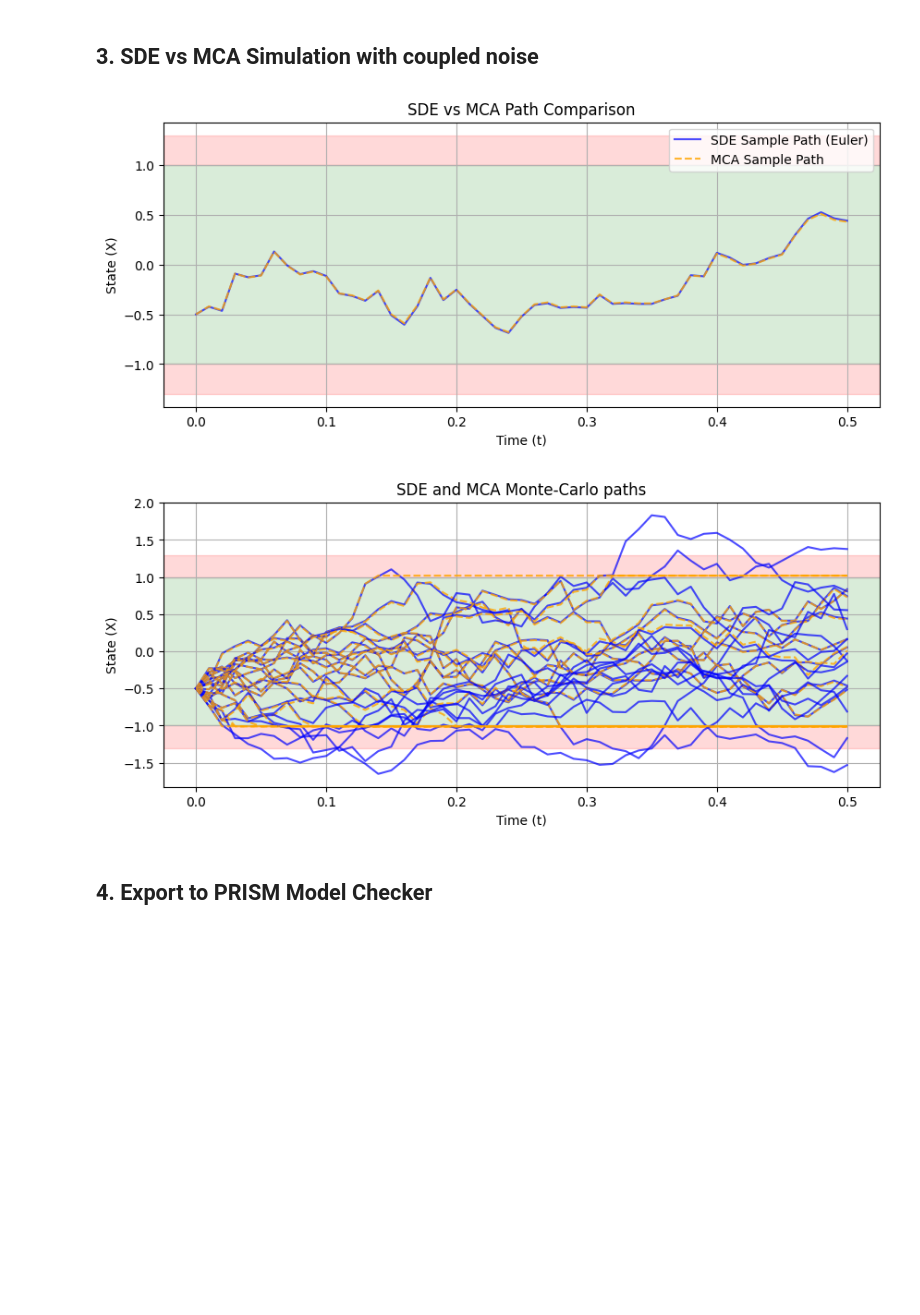
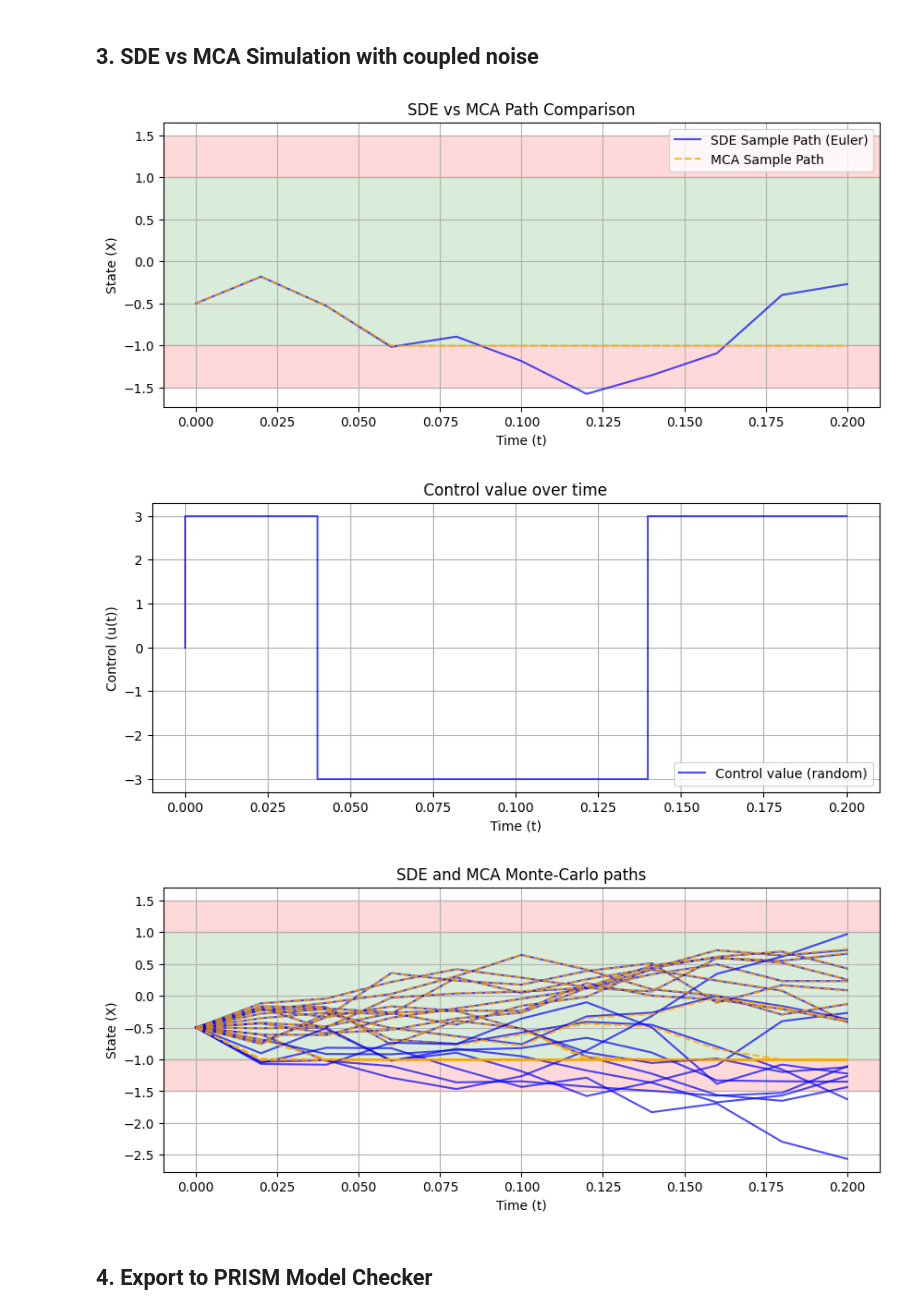
Before and after one commit to JonathanVacher/mca-approx, a Jupyter notebook: stochastic_verification/main.ipynb, the cells around one changed output. Saved outputs shown, nothing was run; the diff lists cells and outputs as text; code cells hidden in the pictures; blank space fills up the shorter version.

```diff
--- a/stochastic_verification/main.ipynb
+++ b/stochastic_verification/main.ipynb
@@ -58,3 +16,40 @@ config = SDEConfig(
+# %%
+
+
+# with control
+# tau = 0.5
+sigma =2.0
+config = SDEConfig(
+    mu = lambda x,u:u,
+    sigma = lambda x:sigma,
+    dt=0.02,
+    t_max=0.2,
+    h=0.005,
+    x_safe_min=-1.0,
+    x_safe_max=1.0,
+    epsilon=0.5,
+    x_min=-2.5,
+    x_max=2.5,
+    x_init=-0.5,
+    U=[-3.0,3.0]
+)
+
+# without control
+# tau = 0.5
+# sigma =1.5
+# config = SDEConfig(
+#     mu = lambda x:-x/tau,
+#     sigma = lambda x:sigma,
+#     dt=0.01,
+#     t_max=0.5,
+#     h=0.001,
+#     x_safe_min=-1.0,
+#     x_safe_max=1.0,
+#     epsilon=0.3,
+#     x_min=-1.5,
+#     x_max=1.5,
+#     x_init=-0.5
+# )
 # %% [markdown]
 ## 2. Polynomial Gluing and Error Computation
 # %%
@@ -95,14 +89,15 @@ Total Error : 8.73897658558005
 # %%
 simulator = StochasticSimulator(config)
 sim_results = simulator.run_monte_carlo(n_reps=20)
-simulator.plot_one_sim(sim_results,n=0)
+simulator.plot_one_sim(sim_results,n=1)
 # Plot sample comparisons
 # %% [output]
-[figure, old version]
+[figure, new version]
+[figure, added]
 # %%
 simulator.plot_mc_sims(sim_results)
 # %% [output]
-[figure, old version]
+[figure, new version]
 # %% [markdown]
 ## 4. Export to PRISM Model Checker
 # %%
```
Also changed, not shown: parts of 6 cells of this notebook, 1 other file.
